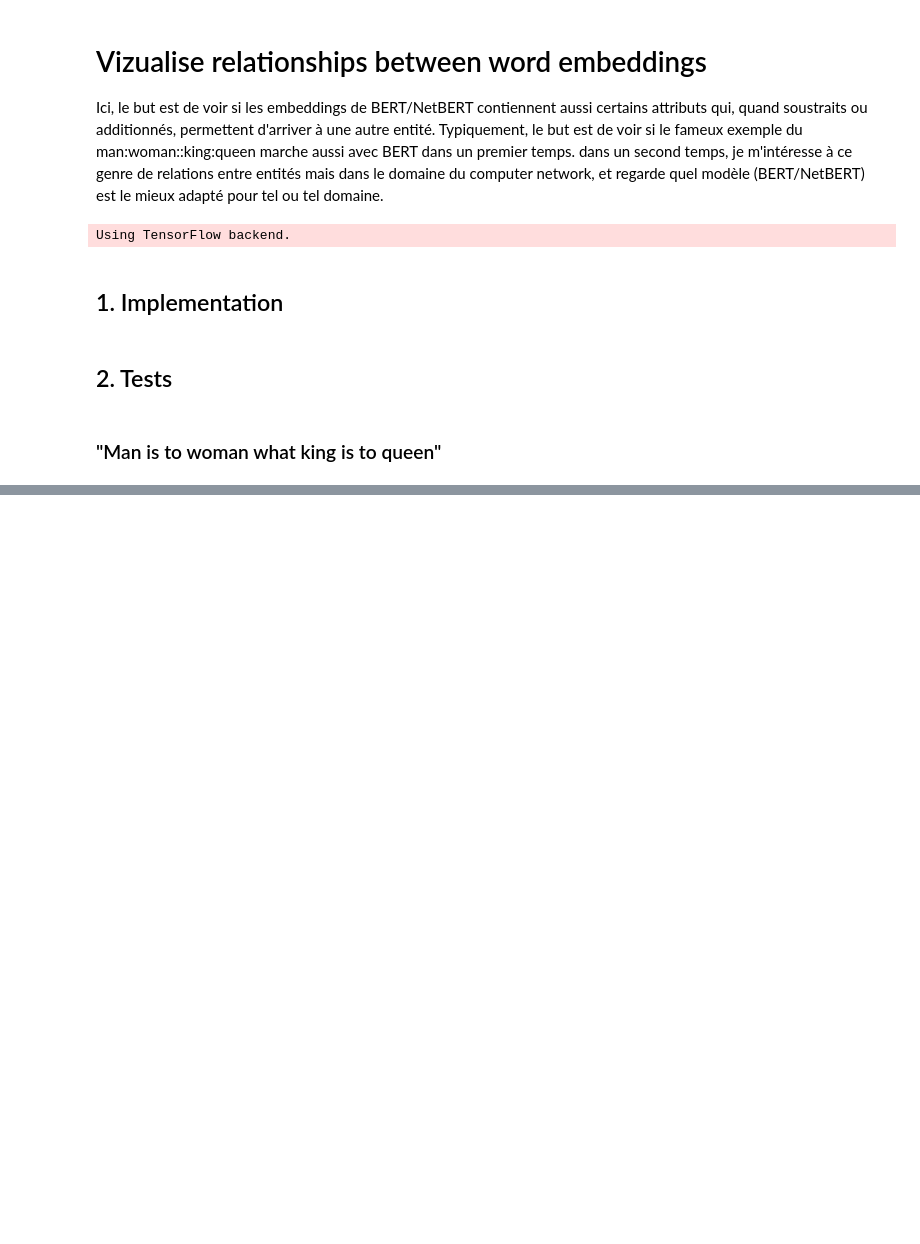
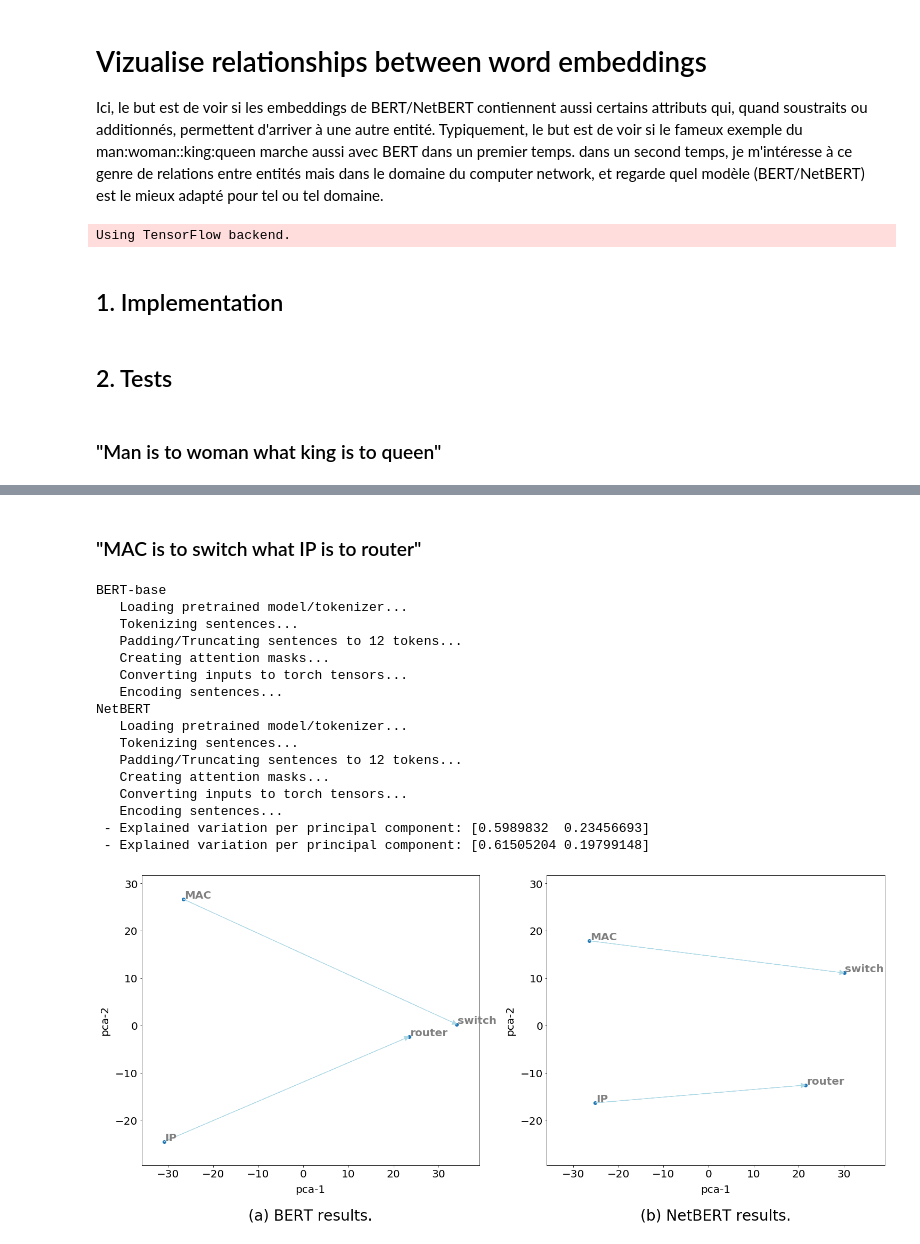
Before and after one commit to ant-louis/netbert, a Jupyter notebook: intrinsic_evaluation/word_analogies.ipynb, the cells around one changed output, grey strips where cells are left out. Saved outputs shown, nothing was run; the diff lists cells and outputs as text; code cells hidden in the pictures; blank space fills up the shorter version.

```diff
--- a/intrinsic_evaluation/word_analogies.ipynb
+++ b/intrinsic_evaluation/word_analogies.ipynb
@@ -256,0 +268,28 @@ NetBERT
+# %% [markdown]
+### "MAC is to switch what IP is to router"
+# %%
+sentences = ["The following MAC address was assigned to that device.",
+             "A switch is a networking hardware.",
+             "The following IP address was assigned to that device.",
+             "A router is a networking device."]
+words_of_interest = ['MAC', 'switch', 'IP', 'router']
+relationships = [('MAC', 'switch'),('IP', 'router')]
+run_all(sentences, words_of_interest, relationships, fig_name="mac_ip")
+# %% [output]
+BERT-base
+   Loading pretrained model/tokenizer...
+   Tokenizing sentences...
+   Padding/Truncating sentences to 12 tokens...
+   Creating attention masks...
+   Converting inputs to torch tensors...
+   Encoding sentences...
+NetBERT
+   Loading pretrained model/tokenizer...
+   Tokenizing sentences...
+   Padding/Truncating sentences to 12 tokens...
+   Creating attention masks...
+   Converting inputs to torch tensors...
+   Encoding sentences...
+ - Explained variation per principal component: [0.5989832  0.23456693]
+ - Explained variation per principal component: [0.61505204 0.19799148]
+[figure, added]
```
Also changed, not shown: parts of 9 cells of this notebook, 12 other files.
